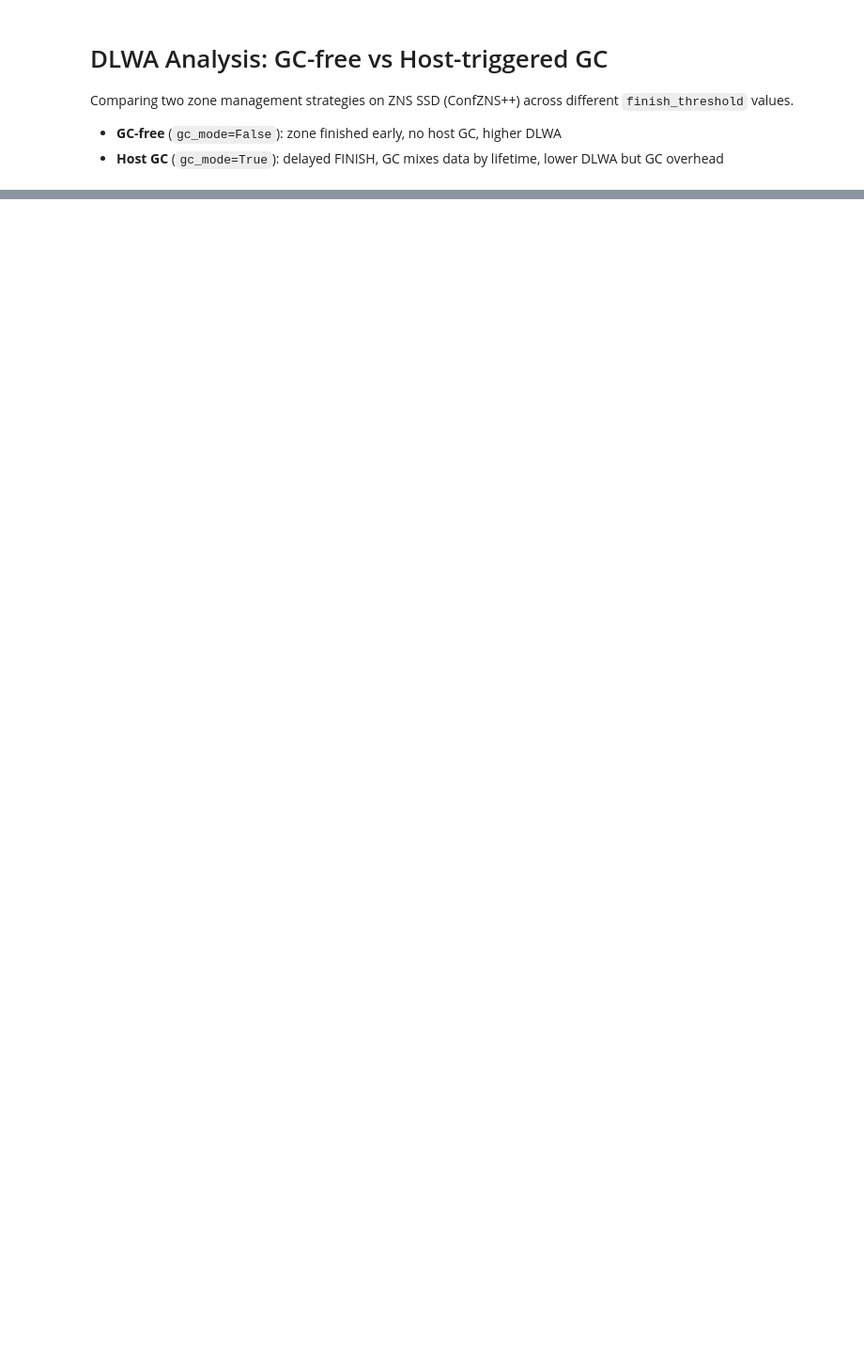
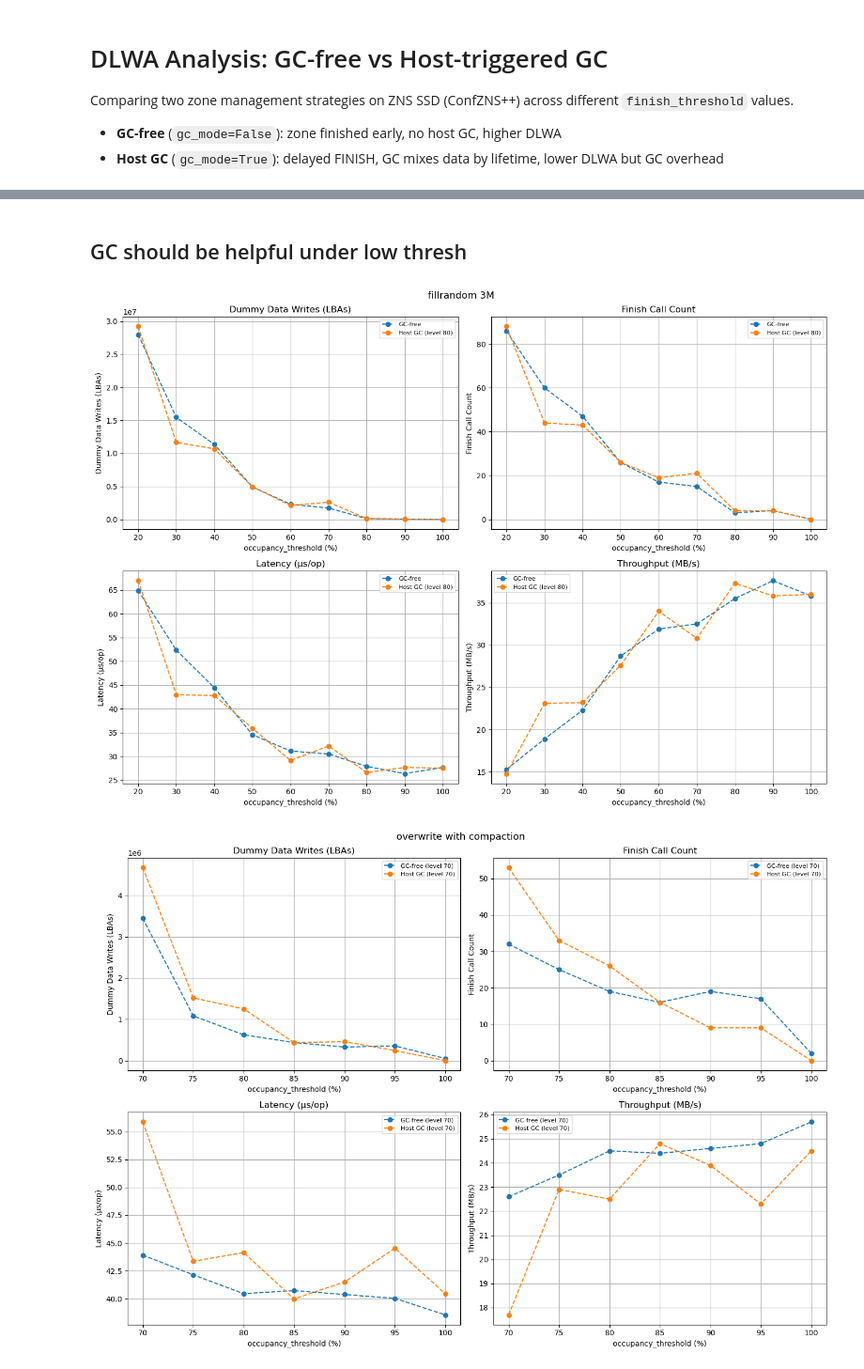
Before and after one commit to Nanat1/CS561_GC_Research, a Jupyter notebook: analysis/dlwa_analysis.ipynb, the cells around one changed output, grey strips where cells are left out. Shown at 94% size. Saved outputs shown, nothing was run; the diff lists cells and outputs as text; code cells hidden in the pictures; blank space fills up the shorter version.

```diff
--- a/analysis/dlwa_analysis.ipynb
+++ b/analysis/dlwa_analysis.ipynb
@@ -71,0 +194,20 @@ for dataset_name, path in datasets.items():
+# %% [markdown]
+## GC should be helpful under low thresh
+# %%
+# ── 在这里配置：每个 key 是图的标题，value 是要放进这张图的文件列表 ──
+gc_plots = {
+    "fillrandom 3M":[
+        "../results/baseline/fillrandom_3M_3.csv",
+        "../results/fillrandom_3M_gc80.csv",
+    ],
+    "overwrite with compaction":[
+        "../results/baseline/overwrite_3M.csv",
+        "../results/overwrite_3M_gc70.csv",
+    ],
+}
+
+for title, files in gc_plots.items():
+    plot_baseline(title, files, show_theory=False)
+# %% [output]
+[figure, added]
+[figure, added]
```
Also changed, not shown: parts of 15 cells of this notebook, 9 other files.
